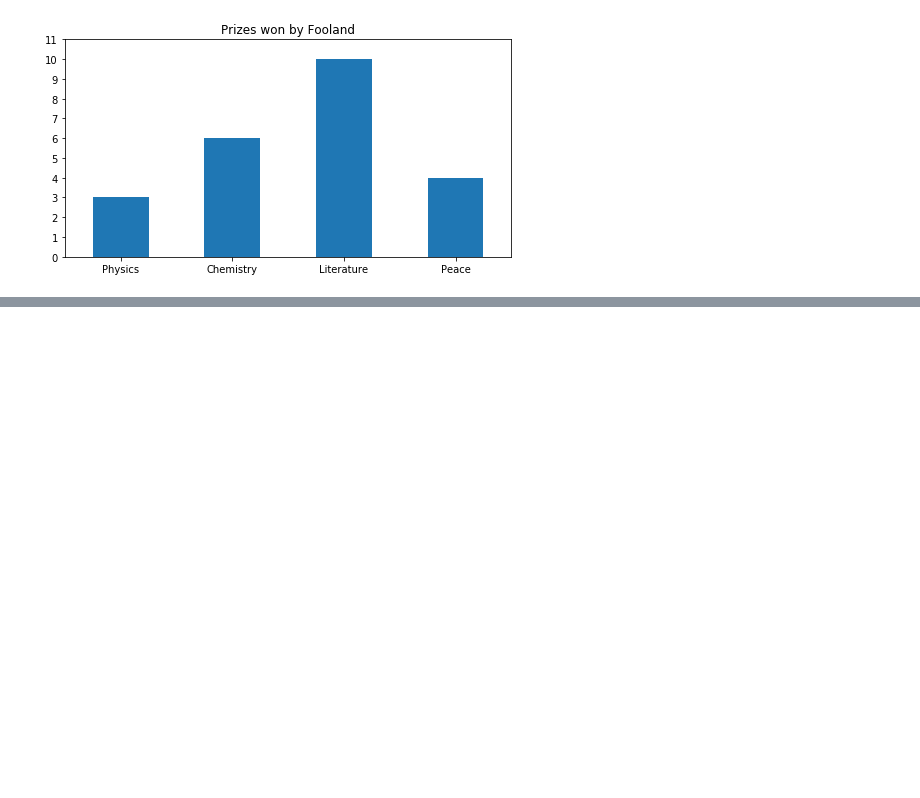
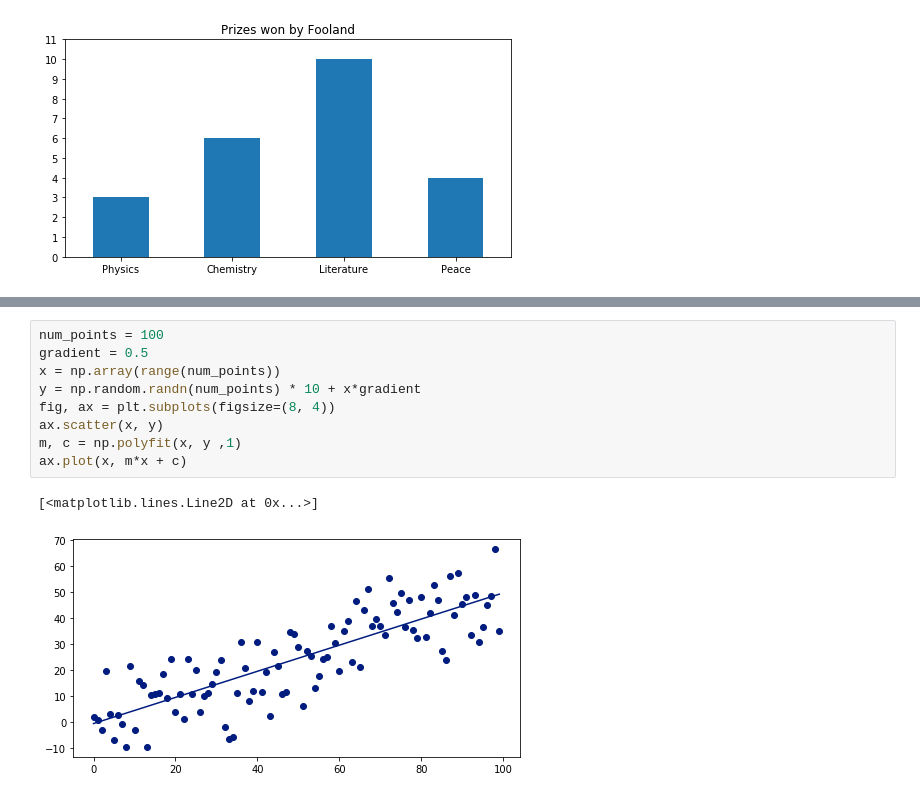
Before and after one commit to Jianhua-Wang/pyjsviz, a Jupyter notebook: matplotlib.ipynb, the cells around one changed output, grey strips where cells are left out. Saved outputs shown, nothing was run; the diff lists cells and outputs as text; blank space fills up the shorter version.

```diff
--- a/matplotlib.ipynb
+++ b/matplotlib.ipynb
@@ -118,0 +124,12 @@ fig.tight_layout(pad=2)
+# %%
+num_points = 100
+gradient = 0.5
+x = np.array(range(num_points))
+y = np.random.randn(num_points) * 10 + x*gradient
+fig, ax = plt.subplots(figsize=(8, 4))
+ax.scatter(x, y)
+m, c = np.polyfit(x, y ,1)
+ax.plot(x, m*x + c)
+# %% [output]
+[<matplotlib.lines.Line2D at 0x...>]
+[figure, added]
```
Also changed, not shown: parts of 12 cells of this notebook, 1 other file.
